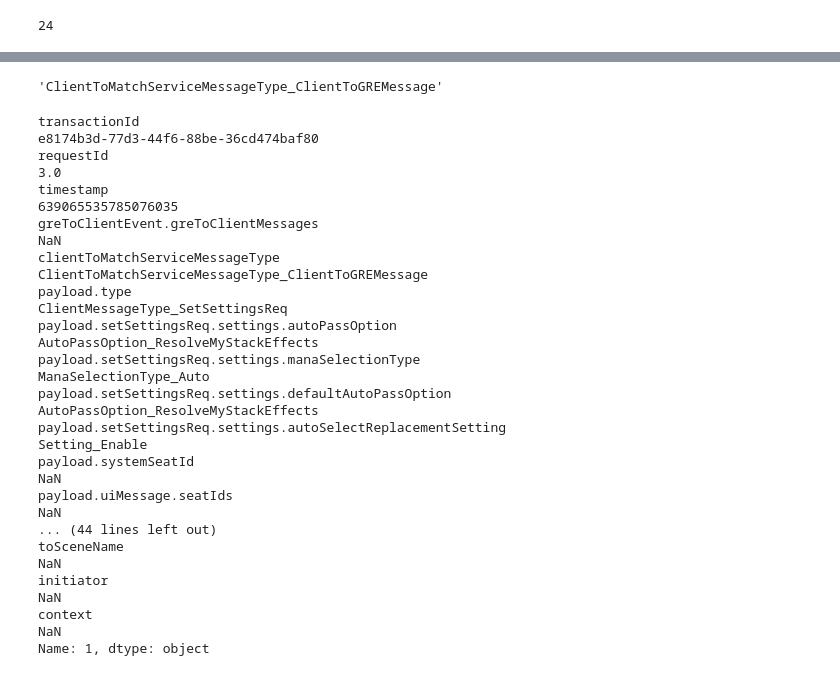
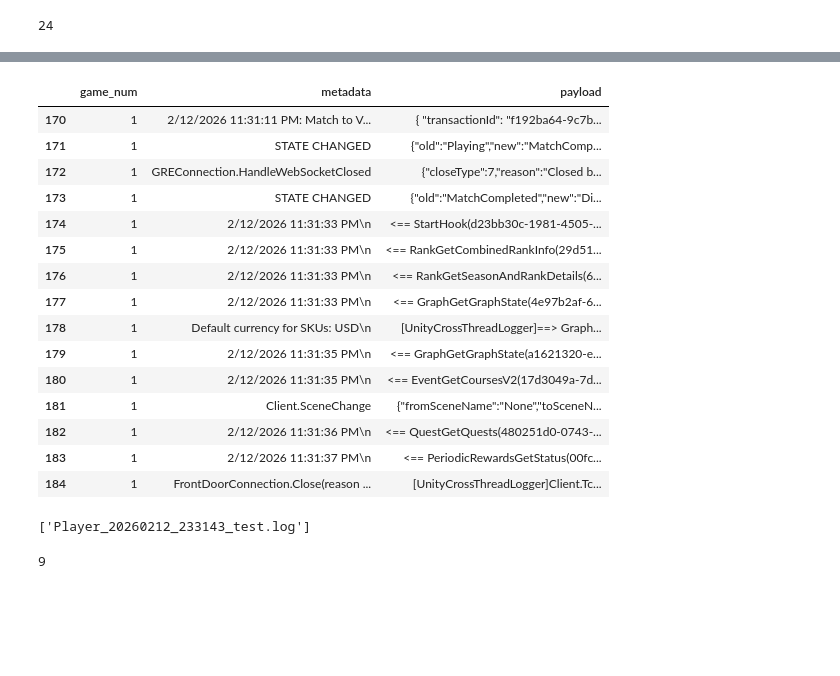
Before and after one commit to R3GAL0/mtga_pipeline, a Jupyter notebook: local/test.ipynb, the cells around one changed output, grey strips where cells are left out. Cells and saved outputs as stored; diff of their text form; code cells hidden in the pictures; blank space fills up the shorter version.

Commit message:
added some additional parsing to metadata and payload

```diff
--- a/local/test.ipynb
+++ b/local/test.ipynb
@@ -50,26 +45,56 @@ payload_expanded.head()
 # %%
-payload_expanded.loc[1, 'clientToMatchServiceMessageType']
-# 59 columns
-# payload_expanded.shape
+
+df_2 = df[~df['metadata'].str.contains('GreToClientEvent', na=False)]
+# df_2.iloc[13]
+df_2
 # %% [output]
-'ClientToMatchServiceMessageType_ClientToGREMessage'
+|  | game_num | metadata | payload |
+| 170 | 1 | 2/12/2026 11:31:11 PM: Match to V... | { "transactionId": "f192ba64-9c7b... |
+| 171 | 1 | STATE CHANGED | {"old":"Playing","new":"MatchComp... |
+| 172 | 1 | GREConnection.HandleWebSocketClosed | {"closeType":7,"reason":"Closed b... |
+| 173 | 1 | STATE CHANGED | {"old":"MatchCompleted","new":"Di... |
+| 174 | 1 | 2/12/2026 11:31:33 PM\n | <== StartHook(d23bb30c-1981-4505-... |
+| 175 | 1 | 2/12/2026 11:31:33 PM\n | <== RankGetCombinedRankInfo(29d51... |
+| 176 | 1 | 2/12/2026 11:31:33 PM\n | <== RankGetSeasonAndRankDetails(6... |
+| 177 | 1 | 2/12/2026 11:31:33 PM\n | <== GraphGetGraphState(4e97b2af-6... |
+| 178 | 1 | Default currency for SKUs: USD\n | [UnityCrossThreadLogger]==> Graph... |
+| 179 | 1 | 2/12/2026 11:31:35 PM\n | <== GraphGetGraphState(a1621320-e... |
+| 180 | 1 | 2/12/2026 11:31:35 PM\n | <== EventGetCoursesV2(17d3049a-7d... |
+| 181 | 1 | Client.SceneChange | {"fromSceneName":"None","toSceneN... |
+| 182 | 1 | 2/12/2026 11:31:36 PM\n | <== QuestGetQuests(480251d0-0743-... |
+| 183 | 1 | 2/12/2026 11:31:37 PM\n | <== PeriodicRewardsGetStatus(00fc... |
+| 184 | 1 | FrontDoorConnection.Close(reason ... | [UnityCrossThreadLogger]Client.Tc... |
-# %%
-payload_expanded.iloc[1]
-# %% [output]
-transactionId                                                                                      e8174b3d-77d3-44f6-88be-36cd474baf80
-requestId                                                                                                                           3.0
-timestamp                                                                                                            639065535785076035
-greToClientEvent.greToClientMessages                                                                                                NaN
-clientToMatchServiceMessageType                                                      ClientToMatchServiceMessageType_ClientToGREMessage
-payload.type                                                                                           ClientMessageType_SetSettingsReq
-payload.setSettingsReq.settings.autoPassOption                                                     AutoPassOption_ResolveMyStackEffects
-payload.setSettingsReq.settings.manaSelectionType                                                                ManaSelectionType_Auto
-payload.setSettingsReq.settings.defaultAutoPassOption                                              AutoPassOption_ResolveMyStackEffects
-payload.setSettingsReq.settings.autoSelectReplacementSetting                                                             Setting_Enable
-payload.systemSeatId                                                                                                                NaN
-payload.uiMessage.seatIds                                                                                                           NaN
-... (44 lines left out)
-toSceneName                                                                                                                         NaN
-initiator                                                                                                                           NaN
-context                                                                                                                             NaN
-Name: 1, dtype: object
+# %%
+import os
+
+# raw and output file paths
+raw_path = '/home/r3gal/develop/mtga_pipeline/data/raw'
+output_path = '/home/r3gal/develop/mtga_pipeline/data/upload'
+
+# filtering out the logs that were already processed/are present in the output_path
+raw_logs = os.listdir(path=raw_path)
+output_logs = os.listdir(path=output_path)
+
+output_files = [x[9:-4]+'.log' for x in output_logs]
+# output_files = [x[:-4]+'.log' for x in output_files]
+
+if 'placeholder.md' in raw_logs:
+    raw_logs.remove('placeholder.md')
+
+for item in output_files:
+    if item in raw_logs:
+        raw_logs.remove(item)
+
+# difference = list(set(raw_logs) - set(output_files))
+# difference
+raw_logs
+# output_files
+# %% [output]
+['Player_20260212_233143_test.log']
+# %%
+payload = ""
+payload = ""
+payload_json = json.load(payload)
+if payload
+# %% [output]
+9
```
Also changed, not shown: parts of 3 cells of this notebook, 2 other files.
